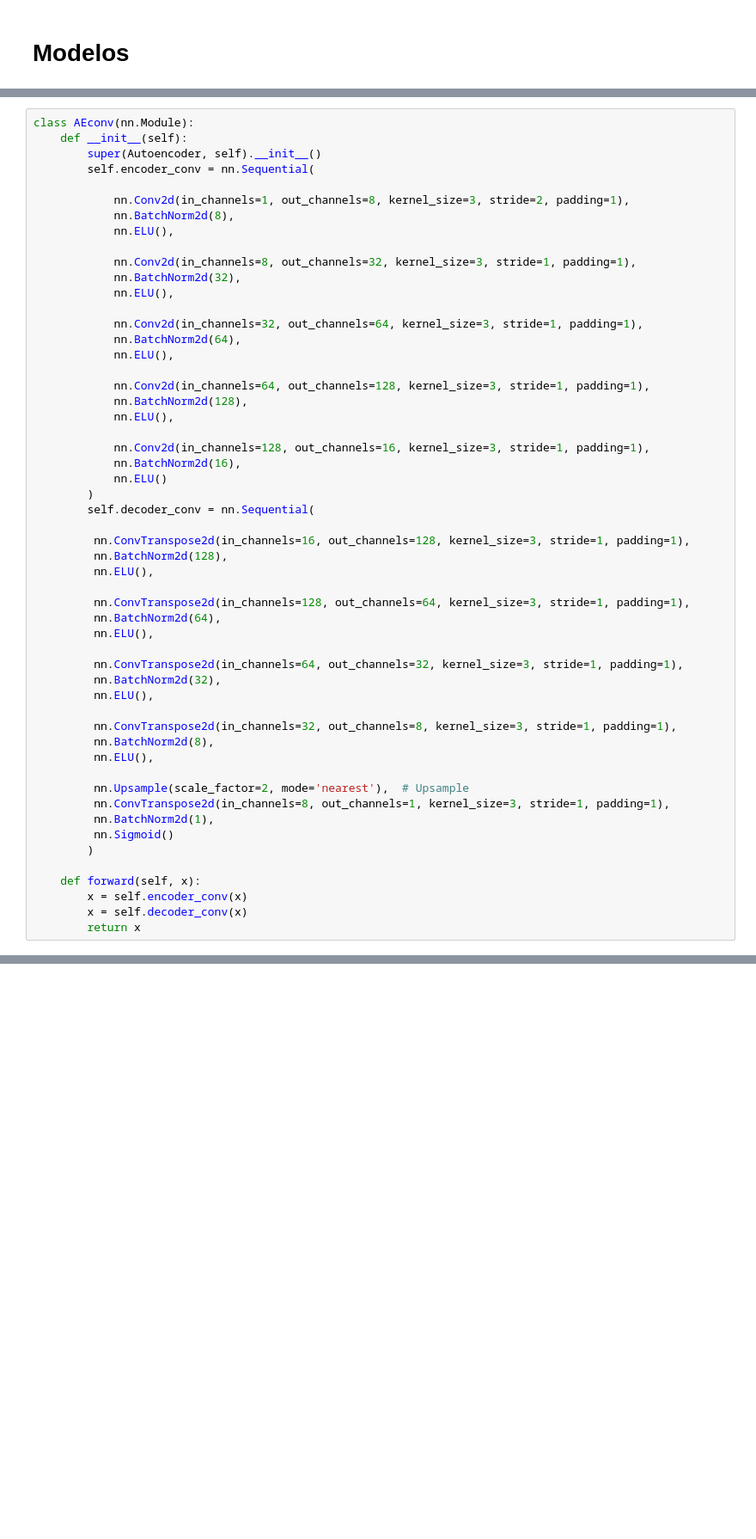
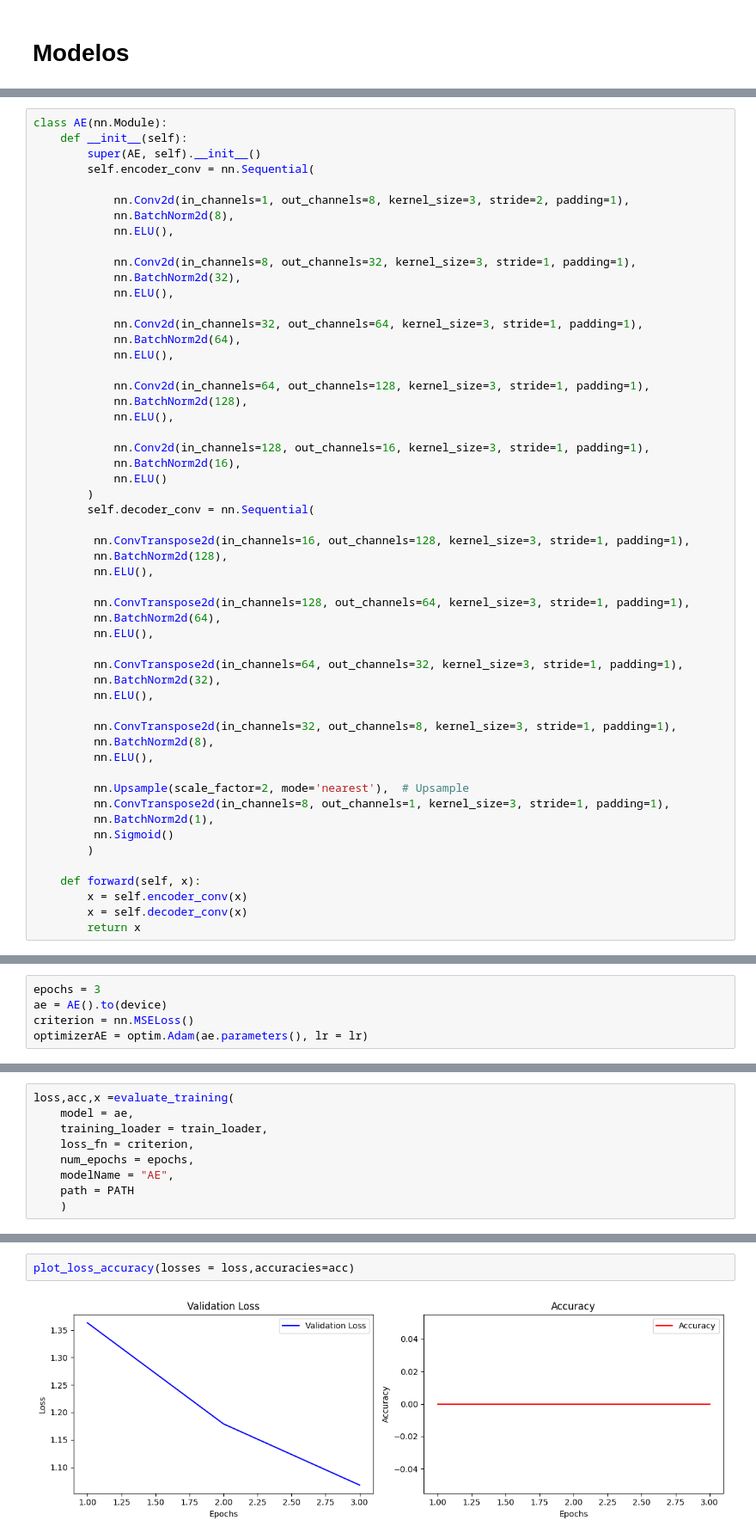
Before and after one commit to ra4ola/APA-Assigment2, a Jupyter notebook: Parte 1/Parte1.ipynb, the cells around one changed output, grey strips where cells are left out. Shown at 86% size. Cells and saved outputs as stored; diff of their text form; blank space fills up the shorter version.

```diff
--- a/Parte 1/Parte1.ipynb
+++ b/Parte 1/Parte1.ipynb
@@ -219,7 +230,7 @@ Extracting ./data/MNIST/raw/t10k-labels-idx1-ubyte.gz to ./data/MNIST/raw
 # %%
-class AEconv(nn.Module):
+class AE(nn.Module):
     def __init__(self):
-        super(Autoencoder, self).__init__()
+        super(AE, self).__init__()
         self.encoder_conv = nn.Sequential(
 
             nn.Conv2d(in_channels=1, out_channels=8, kernel_size=3, stride=2, padding=1),
@@ -332,0 +410,5 @@ class nnModel(nn.Module):
+# %%
+epochs = 3
+ae = AE().to(device)
+criterion = nn.MSELoss()
+optimizerAE = optim.Adam(ae.parameters(), lr = lr)
@@ -332,0 +426,9 @@ class nnModel(nn.Module):
+# %%
+loss,acc,x =evaluate_training(
+    model = ae,
+    training_loader = train_loader,
+    loss_fn = criterion,
+    num_epochs = epochs,
+    modelName = "AE",
+    path = PATH
+    )
@@ -333 +437,5 @@ class nnModel(nn.Module):
+# %%
+plot_loss_accuracy(losses = loss,accuracies=acc)
+# %% [output]
+[figure, added]
 # %%
```
Also changed, not shown: parts of 35 cells of this notebook.
